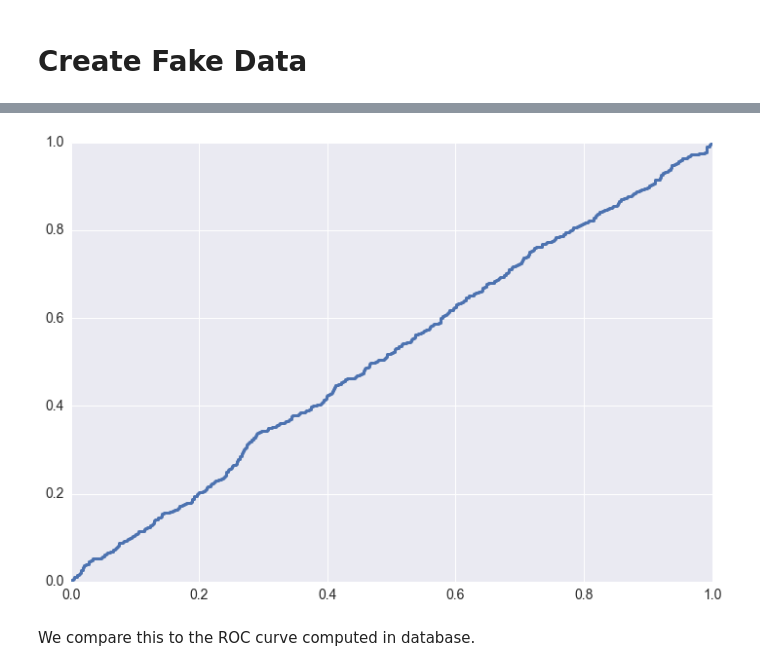
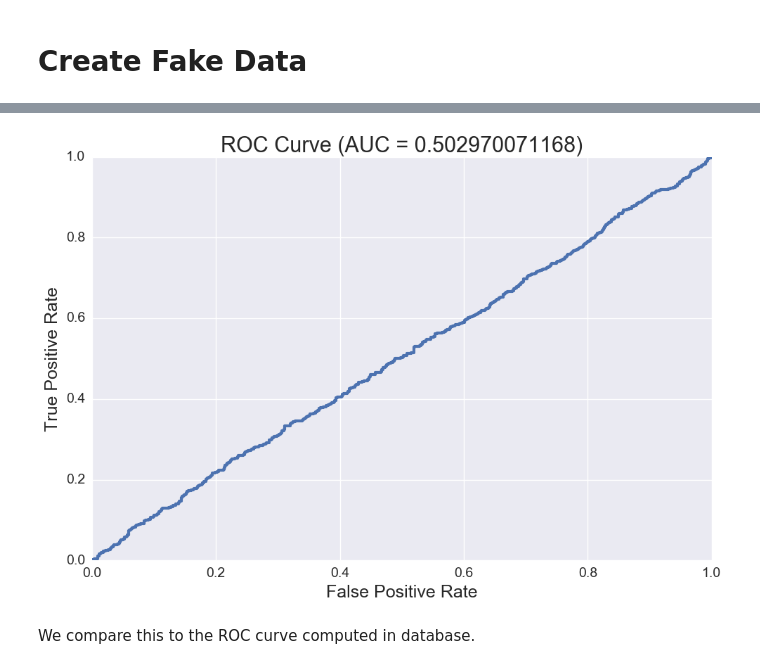
Before and after one commit to gregtam/jupyter-notebook-initializer, a Jupyter notebook: MPP ROC Curve.ipynb, the cells around one changed output, grey strips where cells are left out. Drawn from its saved outputs; the diff is of its cells as text; code cells hidden in the pictures.

Commit message:
Added AUC score, refresh auto-fill table names

```diff
--- a/MPP ROC Curve.ipynb
+++ b/MPP ROC Curve.ipynb
@@ -219,11 +224,15 @@ SELECT *
 # %%
-from sklearn.metrics import roc_curve
+from sklearn.metrics import roc_curve, roc_auc_score
 
 fpr, tpr, thresh = roc_curve(df.y_true, df.y_score)
+auc_score = roc_auc_score(df.y_true, df.y_score)
 plt.plot(fpr, tpr)
+plt.title('ROC Curve (AUC = {})'.format(auc_score))
+plt.xlabel('False Positive Rate')
+plt.ylabel('True Positive Rate')
 plt.tight_layout()
 # %% [output]
-[figure, old version]
+[figure, new version]
 # %% [markdown]
 We compare this to the ROC curve computed in database.
 # %%
```
Also changed, not shown: parts of 9 cells of this notebook, 3 other files.
